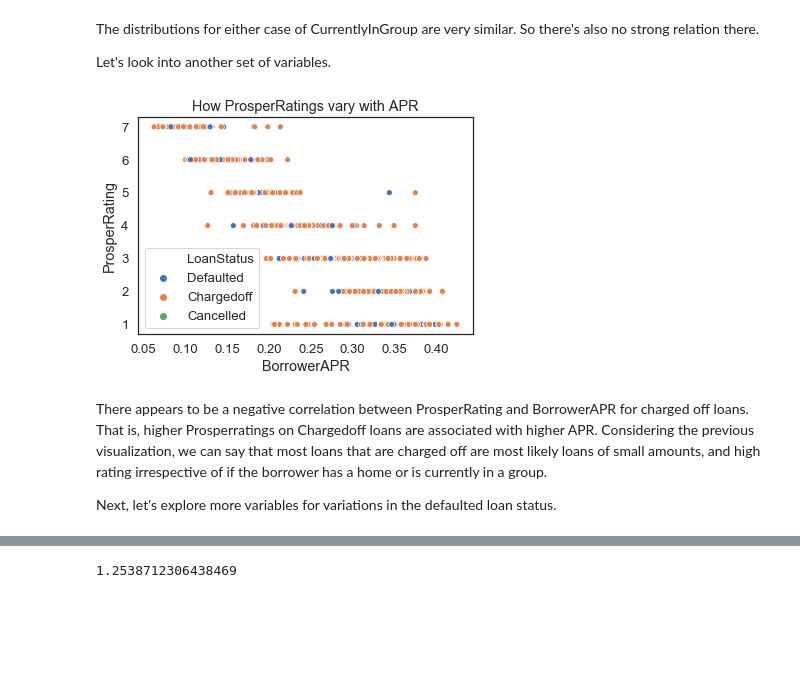
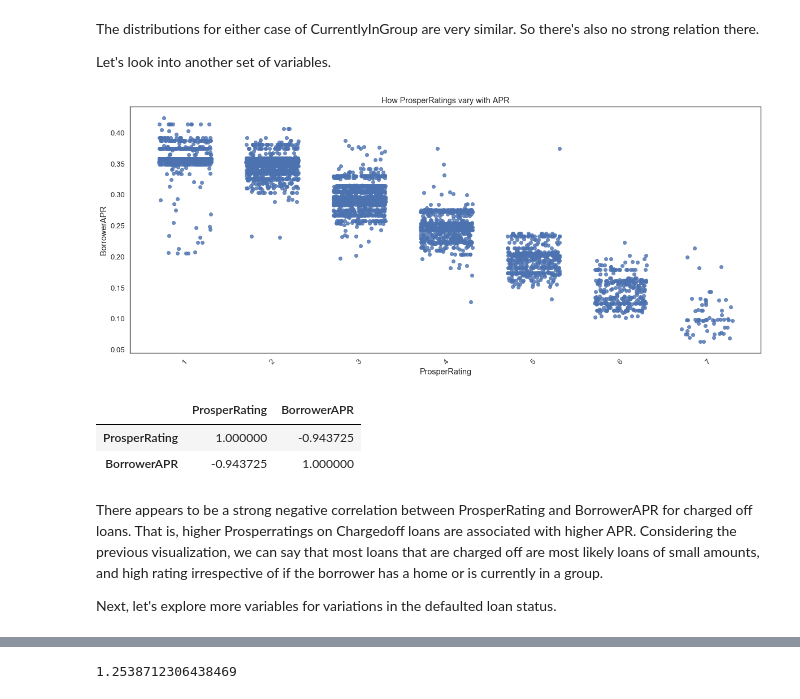
Before and after one commit to PeaceUdoka/ALXPROJECT3, a Jupyter notebook: LoanDataFromProsper.ipynb, the cells around one changed output, grey strips where cells are left out. Drawn from its saved outputs; the diff is of its cells as text; code cells hidden in the pictures; blank space fills up the shorter version.

Commit message:
better visualization for APR and ProsperRating

```diff
--- a/LoanDataFromProsper.ipynb
+++ b/LoanDataFromProsper.ipynb
@@ -316,12 +316,21 @@ The distributions for either case of CurrentlyInGroup are very similar. So there
 Let's look into another set of variables.
 # %%
 #plot of prosper ratings and borrower APR
-sns.scatterplot(data = loan_data,y= "ProsperRating", x = "BorrowerAPR",hue = "LoanStatus");
+plt.figure(figsize=(20,8));
+sns.regplot(data = loan_data[loan_data["LoanStatus"]=="Chargedoff"],x= "ProsperRating", y = "BorrowerAPR", fit_reg = False, x_jitter =0.3);
 plt.title("How ProsperRatings vary with APR");
+
+#sns.factorplot(data=loan_data, x='BorrowerAPR', y='ProsperRating', col ='LoanStatus', kind='box', legend=True)
 # %% [output]
-[figure, old version]
+[figure, new version]
+# %%
+loan_data[["ProsperRating","BorrowerAPR"]].corr()
+# %% [output]
+|  | ProsperRating | BorrowerAPR |
+| ProsperRating | 1.000000 | -0.943725 |
+| BorrowerAPR | -0.943725 | 1.000000 |
 # %% [markdown]
-There appears to be a negative correlation between ProsperRating and BorrowerAPR for charged off loans. That is, higher
+There appears to be a strong negative correlation between ProsperRating and BorrowerAPR for charged off loans. That is, higher
 Prosperratings on Chargedoff loans are associated with higher APR. Considering the previous visualization, we can say that most loans that are charged off are most likely loans of small amounts, and high rating irrespective of if the borrower has a home or is currently in a group.
 
 Next, let's explore more variables  for variations in the defaulted loan status.
```
Also changed, not shown: parts of 4 cells of this notebook, 3 other files.
